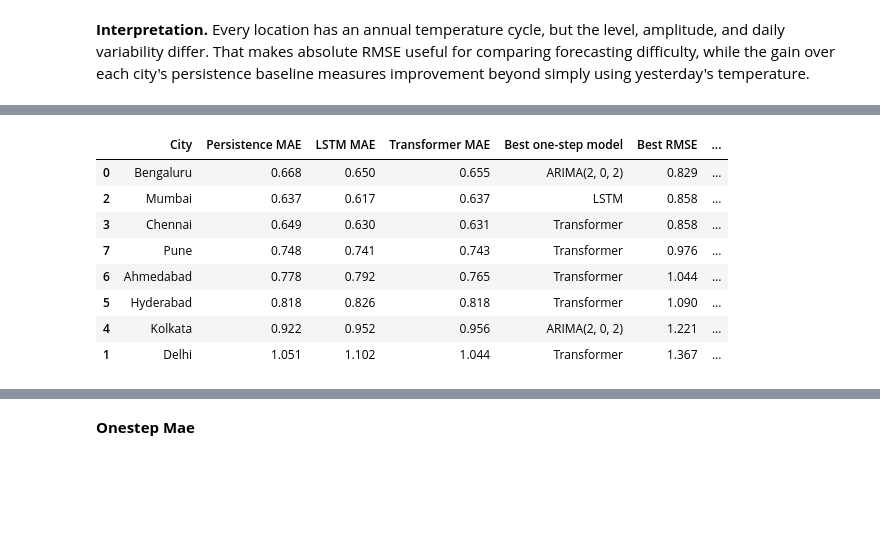
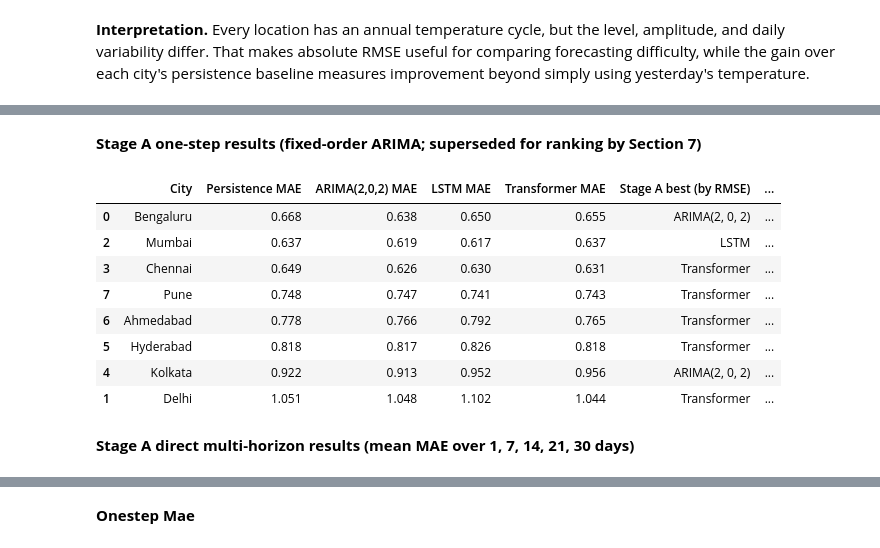
Before and after one commit to dhrusheek/noaa-weather-time-series-case-study, a Jupyter notebook: notebooks/eight_city_weather_forecasting_comparison.ipynb, the cells around one changed output, grey strips where cells are left out. Cells and saved outputs as stored; diff of their text form; code cells hidden in the pictures; blank space fills up the shorter version.

```diff
--- a/notebooks/eight_city_weather_forecasting_comparison.ipynb
+++ b/notebooks/eight_city_weather_forecasting_comparison.ipynb
@@ -97,9 +109,9 @@ for ax, city in zip(axes.flat, CITY_NAMES):
     frame = pd.read_csv(ROOT / "data" / "processed" / f"weather_daily_{station}.csv", parse_dates=["date"])
     ax.plot(frame["date"], frame["temperature_c_interp"], lw=0.45, color="#2878a5")
     ax.set_title(city)
-    ax.set_ylabel("?C")
+    ax.set_ylabel("°C")
     ax.grid(alpha=0.2)
-fig.suptitle("Daily mean temperature by city, 2010?2024", y=1.01, fontsize=15)
+fig.suptitle("Daily mean temperature by city, 2010–2024", y=1.01, fontsize=15)
 fig.tight_layout()
 plt.show()
 # %% [output]
@@ -114,7 +126,7 @@ for ax, city in zip(axes.flat, CITY_NAMES):
     ax.plot(monthly.index, monthly.values, marker="o", lw=1.5, color="#c05a44")
     ax.set_title(city)
     ax.set_xticks(range(1, 13))
-    ax.set_ylabel("?C")
+    ax.set_ylabel("°C")
     ax.grid(alpha=0.2)
 fig.suptitle("Mean temperature by calendar month", y=1.01, fontsize=15)
 fig.tight_layout()
@@ -144,8 +156,8 @@ for city in CITY_NAMES:
     })
     pattern_rows.append({
         "City": city,
-        "Linear trend (?C/decade)": dec["linear_slope_per_decade"],
-        "STL trend change (?C)": dec["stl_trend_delta"],
+        "Linear trend (°C/decade)": dec["linear_slope_per_decade"],
+        "STL trend change (°C)": dec["stl_trend_delta"],
         "Annual seasonal strength": dec["seasonal_strength"],
         "ACF lag 1": acf["lag1_raw"],
         "ACF lag 7": acf["acf_lag7_raw"],
@@ -189,0 +241,25 @@ plt.show()
+# %%
+# Numerical summary of the correlograms next to the BIC-selected orders from Section 6.
+corr_rows = []
+for city in CITY_NAMES:
+    raw, anomaly = pre_test[city]["raw"], pre_test[city]["anomaly"]
+    band = 1.96 / np.sqrt(len(raw))
+    raw_acf, raw_pacf = sm_acf(raw, nlags=30, fft=True), sm_pacf(raw, nlags=30, method="ywm")
+    an_acf, an_pacf = sm_acf(anomaly, nlags=30, fft=True), sm_pacf(anomaly, nlags=30, method="ywm")
+    selection = ext_city[city]["information_criterion_order_selection"]
+    corr_rows.append({
+        "City": city,
+        "Raw ACF lag 1 / 7 / 30": f"{raw_acf[1]:.2f} / {raw_acf[7]:.2f} / {raw_acf[30]:.2f}",
+        "Raw PACF lag 1": raw_pacf[1],
+        "Raw PACF max |lag 2-7|": np.abs(raw_pacf[2:8]).max(),
+        "Adj. ACF lag 1 / 7 / 30": f"{an_acf[1]:.2f} / {an_acf[7]:.2f} / {an_acf[30]:.2f}",
+        "Adj. PACF lag 1": an_pacf[1],
+        "Adj. PACF lag 2": an_pacf[2],
+        "Adj. PACF lag 7": an_pacf[7],
+        "95% band (±)": band,
+        "BIC ARIMA (p,d,q)": tuple(selection["ARIMA"]["selected"]["order"]),
+        "BIC ARMAX (p,d,q)": tuple(selection["ARMAX"]["selected"]["order"]),
+        "BIC SARIMA seasonal": tuple(selection["SARIMA"]["selected"]["seasonal_order"]),
+    })
+correlogram_table = pd.DataFrame(corr_rows)
+display(correlogram_table.round(3))
@@ -196,38 +295,43 @@ The base pipeline uses a chronological 70/15/15 train/validation/test split, a 3
 # %%
 one_step_rows = []
 horizon_rows = []
 for city in CITY_NAMES:
     b = base_city[city]
     summary = next(row for row in base["cities_ranked_by_best_one_step_rmse"] if row["city"] == city)
     one_step_rows.append({
         "City": city,
         "Persistence MAE": summary["persistence_mae"],
+        "ARIMA(2,0,2) MAE": summary["arima_2_0_2_mae"],
         "LSTM MAE": summary["lstm_mae"],
         "Transformer MAE": summary["transformer_mae"],
-        "Best one-step model": summary["best_one_step_model"],
-        "Best RMSE": summary["best_one_step_rmse"],
+        "Stage A best (by RMSE)": summary["best_one_step_model"],
+        "Stage A best RMSE": summary["best_one_step_rmse"],
         "Transformer skill vs persistence (%)": summary["transformer_skill_vs_persistence_mae_pct"],
     })
     mh = b["multi_horizon"]
     row = {"City": city}
     for model in ("Persistence", "Seasonal naive (365)", "LSTM", "Transformer"):
         row[f"{model} mean-horizon MAE"] = float(np.mean([mh[model][str(h)]["mae"] for h in mh["horizons"]]))
     row["Transformer mean-horizon skill (%)"] = summary["transformer_horizon_skill_pct"]
     horizon_rows.append(row)
-base_forecast_table = pd.DataFrame(one_step_rows).sort_values("Best RMSE")
+base_forecast_table = pd.DataFrame(one_step_rows).sort_values("Stage A best RMSE")
 horizon_table = pd.DataFrame(horizon_rows)
+display(Markdown("**Stage A one-step results (fixed-order ARIMA; superseded for ranking by Section 7)**"))
 display(base_forecast_table.round(3))
+display(Markdown("**Stage A direct multi-horizon results (mean MAE over 1, 7, 14, 21, 30 days)**"))
 display(horizon_table.round(3))
 # %% [output]
+**Stage A one-step results (fixed-order ARIMA; superseded for ranking by Section 7)**
-|  | City | Persistence MAE | LSTM MAE | Transformer MAE | Best one-step model | Best RMSE | ... |
-| 0 | Bengaluru | 0.668 | 0.650 | 0.655 | ARIMA(2, 0, 2) | 0.829 | ... |
-| 2 | Mumbai | 0.637 | 0.617 | 0.637 | LSTM | 0.858 | ... |
-| 3 | Chennai | 0.649 | 0.630 | 0.631 | Transformer | 0.858 | ... |
-| 7 | Pune | 0.748 | 0.741 | 0.743 | Transformer | 0.976 | ... |
-| 6 | Ahmedabad | 0.778 | 0.792 | 0.765 | Transformer | 1.044 | ... |
-| 5 | Hyderabad | 0.818 | 0.826 | 0.818 | Transformer | 1.090 | ... |
-| 4 | Kolkata | 0.922 | 0.952 | 0.956 | ARIMA(2, 0, 2) | 1.221 | ... |
-| 1 | Delhi | 1.051 | 1.102 | 1.044 | Transformer | 1.367 | ... |
+|  | City | Persistence MAE | ARIMA(2,0,2) MAE | LSTM MAE | Transformer MAE | Stage A best (by RMSE) | ... |
+| 0 | Bengaluru | 0.668 | 0.638 | 0.650 | 0.655 | ARIMA(2, 0, 2) | ... |
+| 2 | Mumbai | 0.637 | 0.619 | 0.617 | 0.637 | LSTM | ... |
+| 3 | Chennai | 0.649 | 0.626 | 0.630 | 0.631 | Transformer | ... |
+| 7 | Pune | 0.748 | 0.747 | 0.741 | 0.743 | Transformer | ... |
+| 6 | Ahmedabad | 0.778 | 0.766 | 0.792 | 0.765 | Transformer | ... |
+| 5 | Hyderabad | 0.818 | 0.817 | 0.826 | 0.818 | Transformer | ... |
+| 4 | Kolkata | 0.922 | 0.913 | 0.952 | 0.956 | ARIMA(2, 0, 2) | ... |
+| 1 | Delhi | 1.051 | 1.048 | 1.102 | 1.044 | Transformer | ... |
+**Stage A direct multi-horizon results (mean MAE over 1, 7, 14, 21, 30 days)**
 |  | City | Persistence mean-horizon MAE | Seasonal naive (365) mean-horizon... | LSTM mean-horizon MAE | Transformer mean-horizon MAE | ... |
 | 0 | Bengaluru | 1.282 | 1.400 | 1.179 | 1.108 | ... |
 | 1 | Delhi | 2.777 | 2.643 | 2.313 | 1.929 | ... |
```
Also changed, not shown: parts of 30 cells of this notebook, 2 other files.
